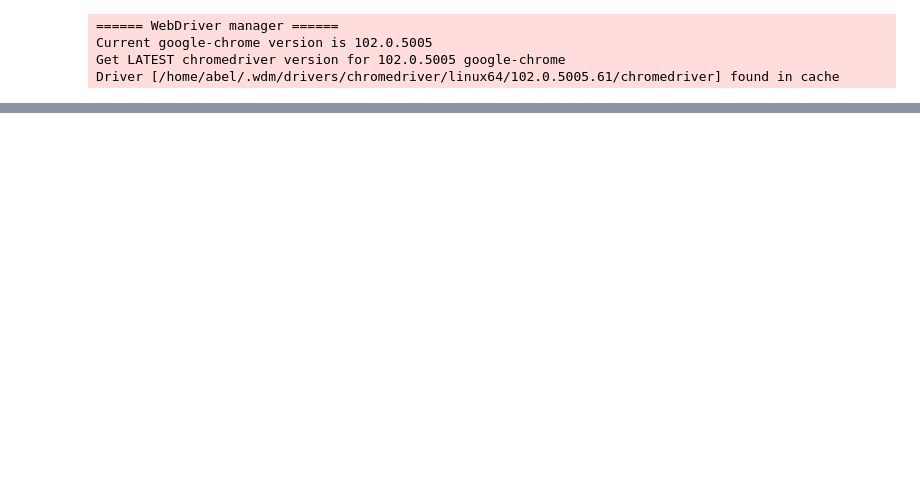
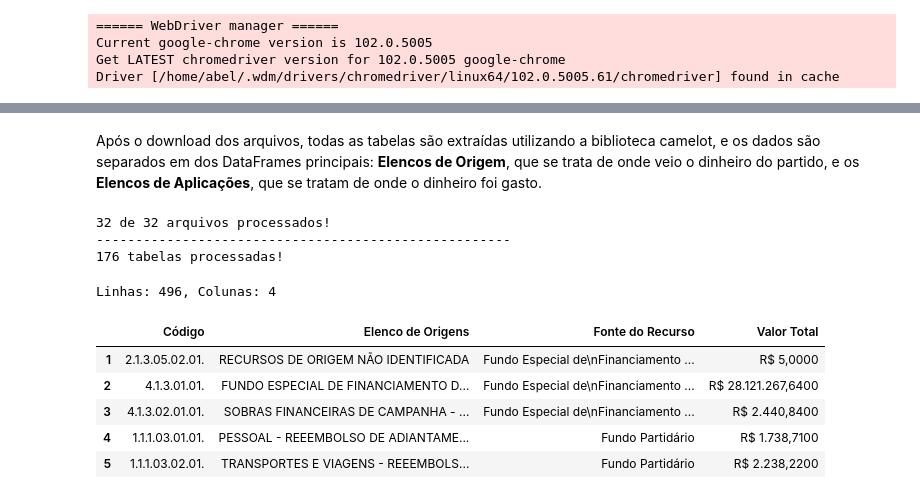
Before and after one commit to FidyBack/Analise_gastos, a Jupyter notebook: prestacao_contas.ipynb, the cells around one changed output, grey strips where cells are left out. Drawn from its saved outputs; the diff is of its cells as text; code cells hidden in the pictures; blank space fills up the shorter version.

```diff
--- a/prestacao_contas.ipynb
+++ b/prestacao_contas.ipynb
@@ -201,0 +209,34 @@ PDF de UP salvo com sucesso!
+# %% [markdown]
+Após o download dos arquivos, todas as tabelas são extraídas utilizando a biblioteca camelot, e os dados são separados em dos DataFrames principais: **Elencos de Origem**, que se trata de onde veio o dinheiro do partido, e os **Elencos de Aplicações**, que se tratam de onde o dinheiro foi gasto.
+# %%
+# Separação dos dados em duas tabelas diferentes
+df_origin = []
+df_aplic = []
+n_tabelas = 0
+count = 0
+size = len(os.listdir("PDFs"))
+
+for file in os.listdir("PDFs"):
+    tabelas = camelot.read_pdf(f"PDFs/{file}", pages='all')
+
+
+    for tabela in tabelas:
+        df = tabela.df
+        new_header = df.iloc[0]
+        df = df[1:]
+        df.columns = new_header
+        if (df.columns[1] == "Elenco de Origens"):
+            df_origin.append(df)
+        elif (df.columns[1] == "Elenco de Aplicações"):
+            df_aplic.append(df)
+
+    count += 1
+    n_tabelas += len(tabelas)
+    print(f"{count} de {size} arquivos processados!", end='\r')
+
+print("\n-----------------------------------------------------")
+print(f"{n_tabelas} tabelas processadas!")
+# %% [output]
+32 de 32 arquivos processados!
+-----------------------------------------------------
+176 tabelas processadas!
@@ -201,0 +253,11 @@ PDF de UP salvo com sucesso!
+# %%
+print(f"Linhas: {all_df_origin.shape[0]}, Colunas: {all_df_origin.shape[1]}")
+all_df_origin.head()
+# %% [output]
+Linhas: 496, Colunas: 4
+|  | Código | Elenco de Origens | Fonte do Recurso | Valor Total |
+| 1 | 2.1.3.05.02.01. | RECURSOS DE ORIGEM NÃO IDENTIFICADA | Fundo Especial de\nFinanciamento ... | R$ 5,0000 |
+| 2 | 4.1.3.01.01. | FUNDO ESPECIAL DE FINANCIAMENTO D... | Fundo Especial de\nFinanciamento ... | R$ 28.121.267,6400 |
+| 3 | 4.1.3.02.01.01. | SOBRAS FINANCEIRAS DE CAMPANHA - ... | Fundo Especial de\nFinanciamento ... | R$ 2.440,8400 |
+| 4 | 1.1.1.03.01.01. | PESSOAL - REEEMBOLSO DE ADIANTAME... | Fundo Partidário | R$ 1.738,7100 |
+| 5 | 1.1.1.03.02.01. | TRANSPORTES E VIAGENS - REEEMBOLS... | Fundo Partidário | R$ 2.238,2200 |
```
Also changed, not shown: parts of 25 cells of this notebook, 1 other file.
